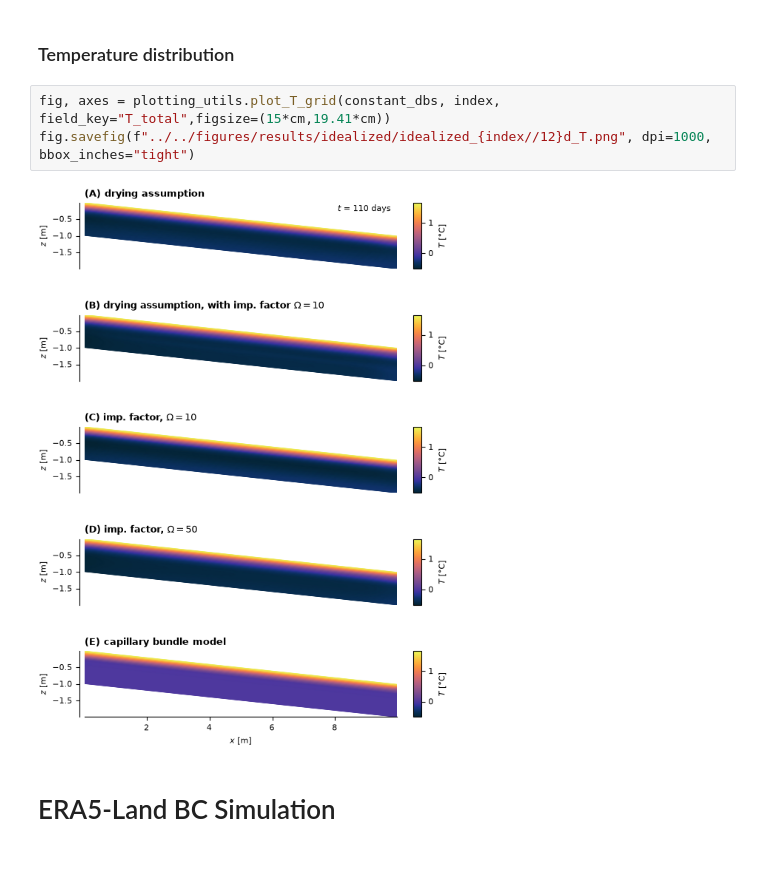
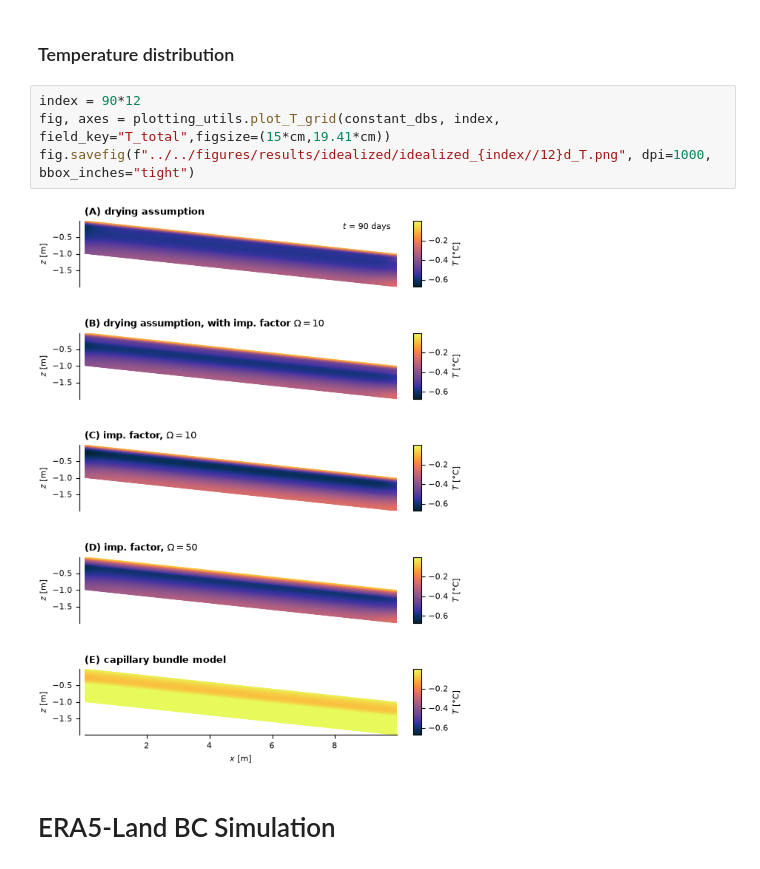
Before and after one commit to AnneMariaVera/CryoRich_AD, a Jupyter notebook: notebooks/creating_figures/06visualize_results.ipynb, the cells around one changed output. Drawn from its saved outputs; the diff is of its cells as text.

Commit message:
finalised plots and docu

```diff
--- a/notebooks/creating_figures/06visualize_results.ipynb
+++ b/notebooks/creating_figures/06visualize_results.ipynb
@@ -79,10 +79,11 @@ fig.savefig(f"../../figures/results/idealized/idealized_{index//12}d_streamlines
 # %% [markdown]
 ### Temperature distribution
 # %%
+index = 90*12
 fig, axes = plotting_utils.plot_T_grid(constant_dbs, index, field_key="T_total",figsize=(15*cm,19.41*cm))
 fig.savefig(f"../../figures/results/idealized/idealized_{index//12}d_T.png", dpi=1000, bbox_inches="tight")
 # %% [output]
-[figure, old version]
+[figure, new version]
 # %% [markdown]
 # ERA5-Land BC Simulation
 # %%
```
Also changed, not shown: 19 other files.
